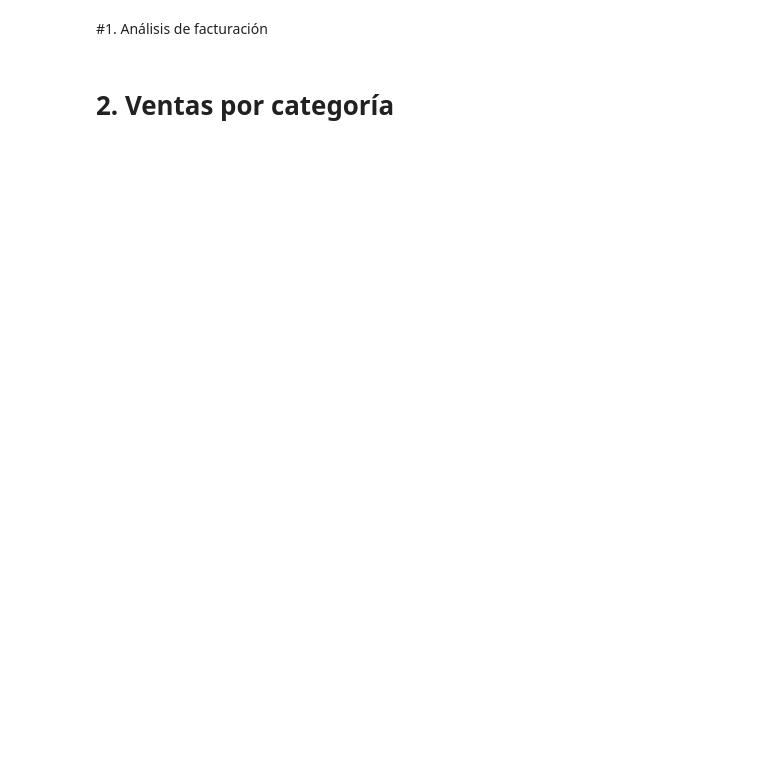
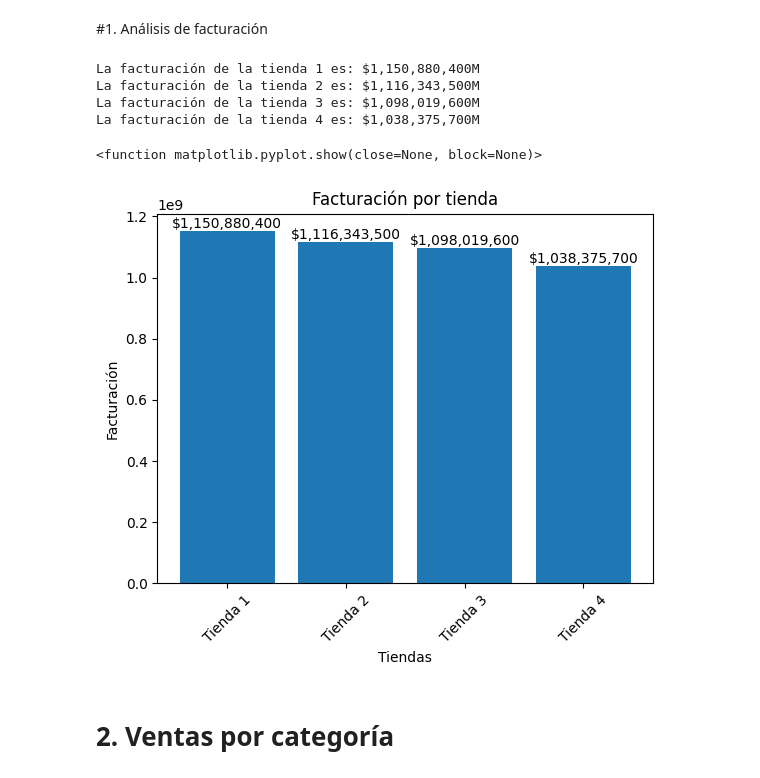
Before and after one commit to AlePeraDev/Challenge_Data_Science_1, a Jupyter notebook: AluraStoreLatam.ipynb, the cells around one changed output. Saved outputs shown, nothing was run; the diff lists cells and outputs as text; code cells hidden in the pictures; blank space fills up the shorter version.

```diff
--- a/AluraStoreLatam.ipynb
+++ b/AluraStoreLatam.ipynb
@@ -4,13 +4,17 @@
 ### Importación de datos
 # %%
 import pandas as pd
+import numpy as np
+import matplotlib.pyplot as plt
+import seaborn as sns
+import collections
 
 url = "https://raw.githubusercontent.com/alura-es-cursos/challenge1-data-science-latam/refs/heads/main/base-de-datos-challenge1-latam/tienda_1%20.csv"
 url2 = "https://raw.githubusercontent.com/alura-es-cursos/challenge1-data-science-latam/refs/heads/main/base-de-datos-challenge1-latam/tienda_2.csv"
 url3 = "https://raw.githubusercontent.com/alura-es-cursos/challenge1-data-science-latam/refs/heads/main/base-de-datos-challenge1-latam/tienda_3.csv"
 url4 = "https://raw.githubusercontent.com/alura-es-cursos/challenge1-data-science-latam/refs/heads/main/base-de-datos-challenge1-latam/tienda_4.csv"
 
-tienda1 = pd.read_csv(url)
+tienda = pd.read_csv(url)
 tienda2 = pd.read_csv(url2)
 tienda3 = pd.read_csv(url3)
 tienda4 = pd.read_csv(url4)
@@ -25,5 +29,55 @@ tienda.head()
 | 4 | Silla de oficina | Muebles | 335200.0 | 20200.0 | 07/11/2020 | Maria Alfonso | Medellín | ... |
 # %% [markdown]
 #1. Análisis de facturación
+# %%
+from urllib.request import urlopen
+import csv
+
+urls = [url, url2, url3, url4]
+
+def leer_csv(url):
+  datos = []
+  with urlopen(url) as respuesta:
+    lienas = respuesta.read().decode('utf-8').splitlines()
+    lector = csv.DirectReader(lineas)
+    for fila in lector:
+        datos.append(fila)
+  return datos
+
+
+#Sumatoría de la facturación correspondiente a cada tienda
+
+
+facturacion_tienda1 = tienda["Precio"].astype(float).sum()
+facturacion_tienda2 = tienda2["Precio"].astype(float).sum()
+facturacion_tienda3 = tienda3["Precio"].astype(float).sum()
+facturacion_tienda4 = tienda4["Precio"].astype(float).sum()
+
+print(f"La facturación de la tienda 1 es: ${facturacion_tienda1:,.0f}M")
+print(f"La facturación de la tienda 2 es: ${facturacion_tienda2:,.0f}M")
+print(f"La facturación de la tienda 3 es: ${facturacion_tienda3:,.0f}M")
+print(f"La facturación de la tienda 4 es: ${facturacion_tienda4:,.0f}M")
+
+
+
+tiendas = ("Tienda 1", "Tienda 2", "Tienda 3", "Tienda 4")
+facturacion = (facturacion_tienda1, facturacion_tienda2, facturacion_tienda3, facturacion_tienda4)
+
+plt.bar(x= tiendas, height=facturacion)
+plt.xticks(rotation=45)
+plt.title("Facturación por tienda")
+plt.xlabel("Tiendas")
+plt.ylabel("Facturación")
+
+for i in range(len(tiendas)):
+    plt.text(i, facturacion[i], f"${facturacion[i]:,.0f}", ha="center", va="bottom")
+plt.show
+# %% [output]
+La facturación de la tienda 1 es: $1,150,880,400M
+La facturación de la tienda 2 es: $1,116,343,500M
+La facturación de la tienda 3 es: $1,098,019,600M
+La facturación de la tienda 4 es: $1,038,375,700M
+<function matplotlib.pyplot.show(close=None, block=None)>
+[figure, added]
 # %% [markdown]
 # 2. Ventas por categoría
```
Also changed, not shown: parts of 1 cell of this notebook.
